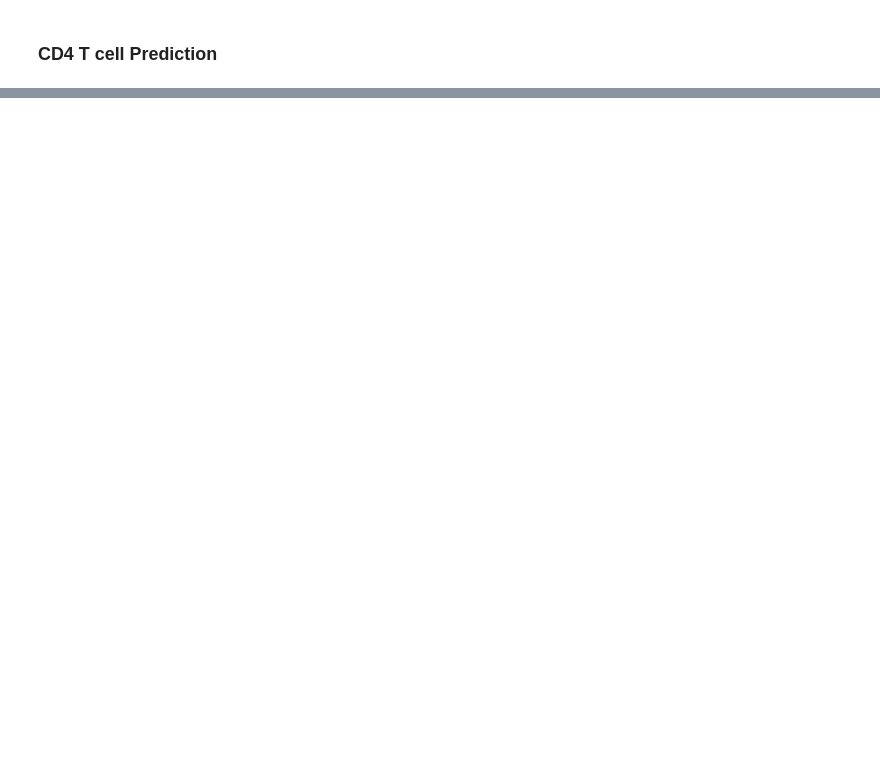
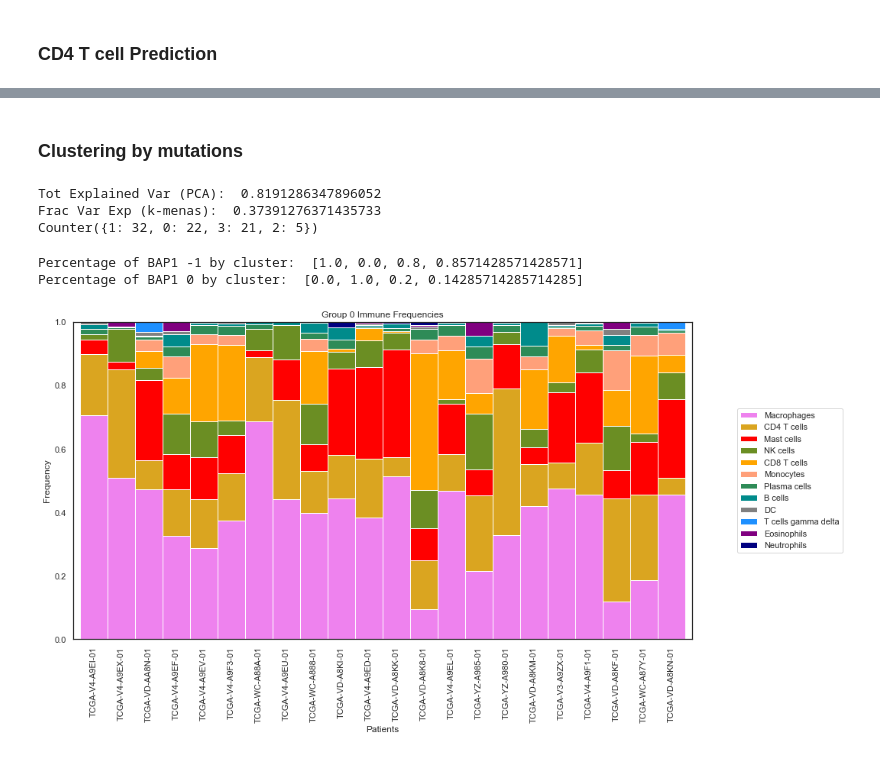
Before and after one commit to N8Grant/TripodsREU, a Jupyter notebook: scripts/XenaAnalysis.ipynb, the cells around one changed output, grey strips where cells are left out. Saved outputs shown, nothing was run; the diff lists cells and outputs as text; code cells hidden in the pictures; blank space fills up the shorter version.

```diff
--- a/scripts/XenaAnalysis.ipynb
+++ b/scripts/XenaAnalysis.ipynb
@@ -3237,0 +3113,20 @@ MSE: 0.014158421796171225 MAE: 0.0868932149777854
+# %% [markdown]
+### Clustering by mutations
+# %%
+presense_dfs = cluster_gene_variance(presence_df,variance_threshold=0,pca_components=15,n_clusters=4)
+# %% [output]
+Tot Explained Var (PCA):  0.8191286347896052
+Frac Var Exp (k-menas):  0.37391276371435733
+Counter({1: 32, 0: 22, 3: 21, 2: 5})
+# %%
+presense_ids = [list(presense_dfs[i].index) for i in range(len(presense_dfs))]
+# %%
+print("Percentage of BAP1 -1 by cluster: ",[sum([1 for p in presense_ids[i] if patient_dict[p]['BAP1_mutation'] == -1])/len(presense_ids[i]) for i in range(len(presense_ids))])
+print("Percentage of BAP1 0 by cluster: ",[sum([1 for p in presense_ids[i] if patient_dict[p]['BAP1_mutation'] == 0])/len(presense_ids[i]) for i in range(len(presense_ids))])
+# %% [output]
+Percentage of BAP1 -1 by cluster:  [1.0, 0.0, 0.8, 0.8571428571428571]
+Percentage of BAP1 0 by cluster:  [0.0, 1.0, 0.2, 0.14285714285714285]
+# %%
+cell_frequency_barchart(immune_fractions_df_uncombined.loc[presense_ids[0],:], "Group 0 Immune Frequencies",xsize=15, ysize=7)
+# %% [output]
+[figure, added]
```
Also changed, not shown: parts of 80 cells of this notebook, 1 other file.
